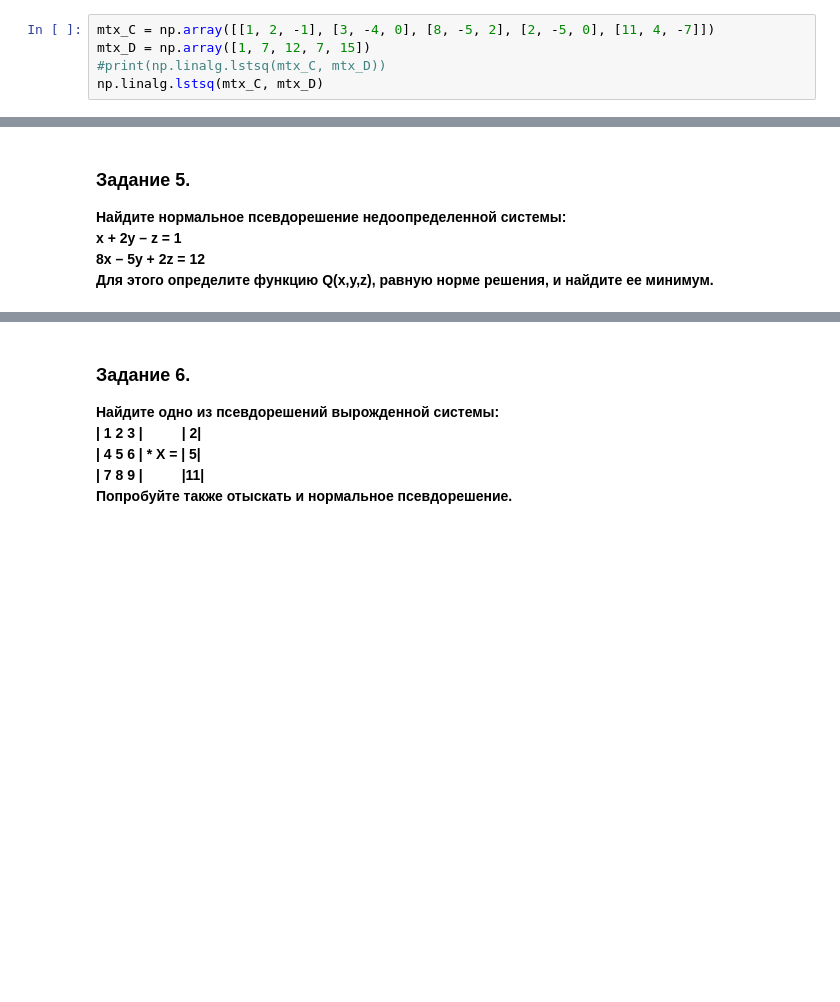
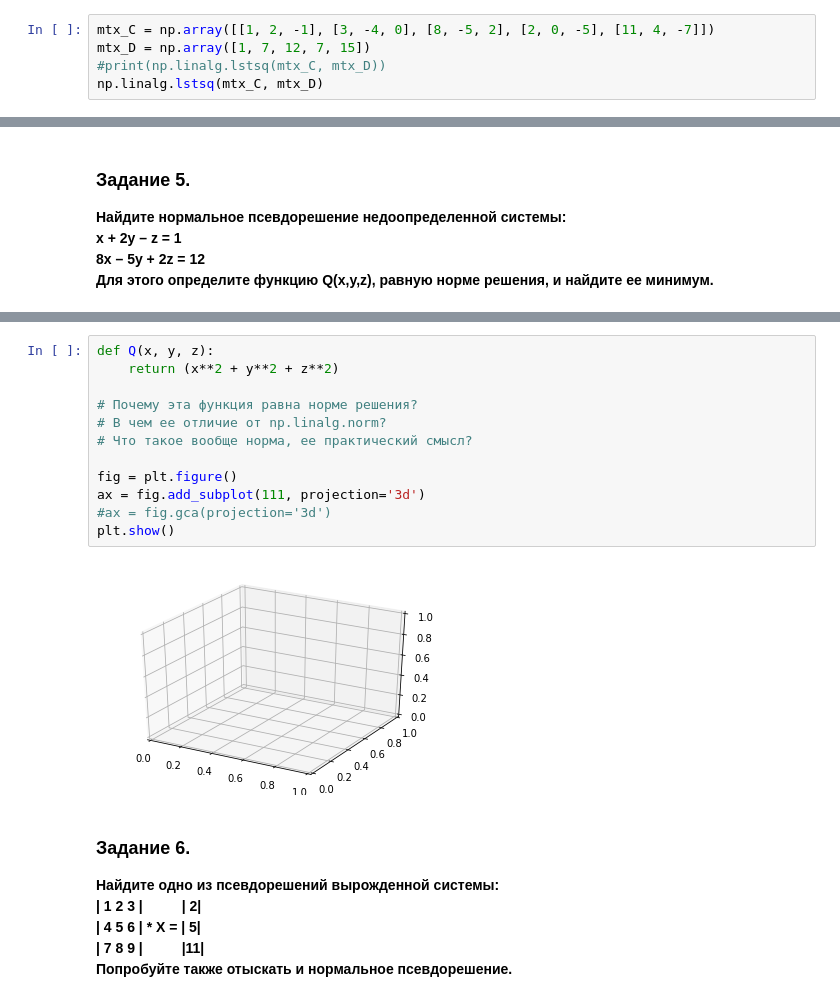
Before and after one commit to shulzhenkoas/Math, a Jupyter notebook: shulzhenkoas_math_6.ipynb, the cells around one changed output, grey strips where cells are left out. Saved outputs shown, nothing was run; the diff lists cells and outputs as text; blank space fills up the shorter version.

```diff
--- a/shulzhenkoas_math_6.ipynb
+++ b/shulzhenkoas_math_6.ipynb
@@ -28,7 +35,7 @@ __x + 2y – z = 1
 2x – 5z = 7
 11x +4y – 7z = 15__
 # %%
-mtx_C = np.array([[1, 2, -1], [3, -4, 0], [8, -5, 2], [2, -5, 0], [11, 4, -7]])
+mtx_C = np.array([[1, 2, -1], [3, -4, 0], [8, -5, 2], [2, 0, -5], [11, 4, -7]])
 mtx_D = np.array([1, 7, 12, 7, 15])
 #print(np.linalg.lstsq(mtx_C, mtx_D))
 np.linalg.lstsq(mtx_C, mtx_D)
@@ -91,3 +158,17 @@ __Для этого определите функцию Q(x,y,z), равную
+# %%
+def Q(x, y, z):
+    return (x**2 + y**2 + z**2)
+
+# Почему эта функция равна норме решения?
+# В чем ее отличие от np.linalg.norm?
+# Что такое вообще норма, ее практический смысл?
+
+fig = plt.figure()
+ax = fig.add_subplot(111, projection='3d')
+#ax = fig.gca(projection='3d')
+plt.show()
+# %% [output]
+[figure, added]
 # %% [markdown]
 ### Задание 6.
 **Найдите одно из псевдорешений вырожденной системы:**
```
Also changed, not shown: parts of 9 cells of this notebook.
